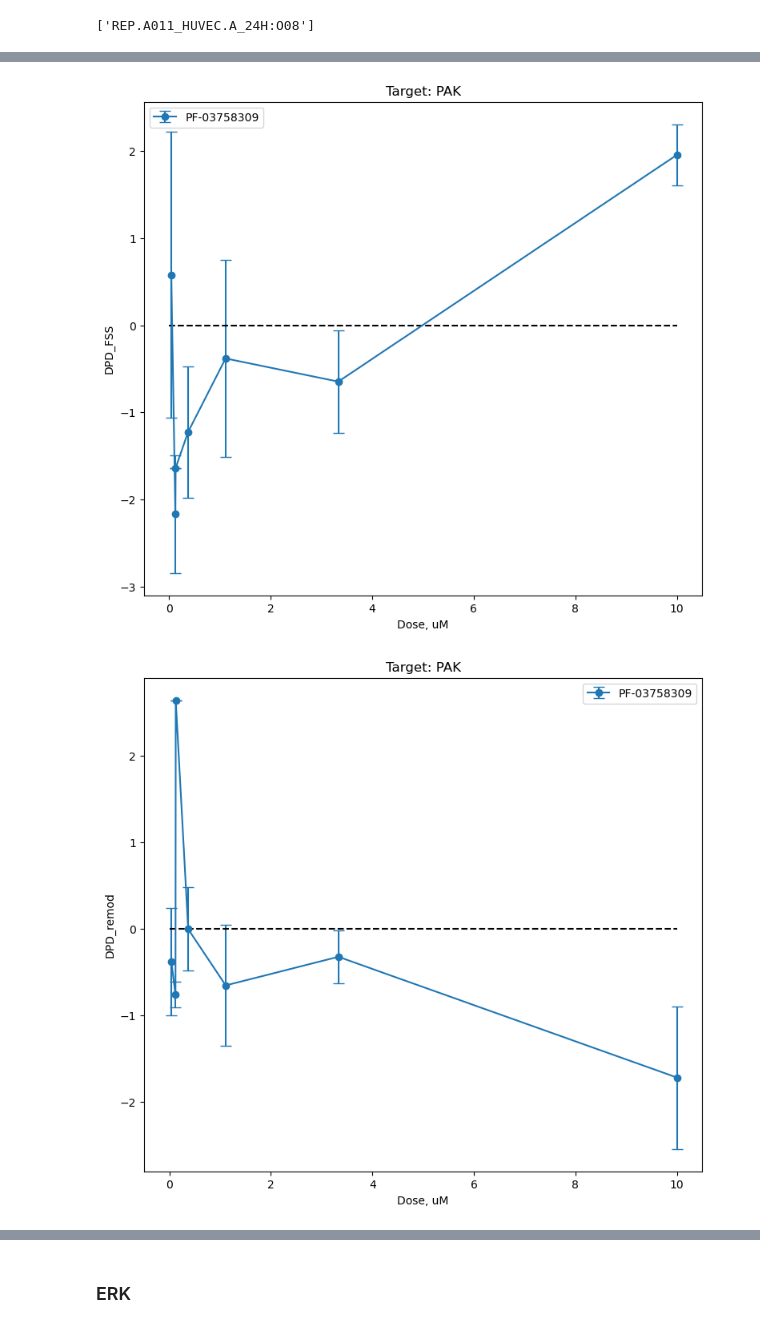
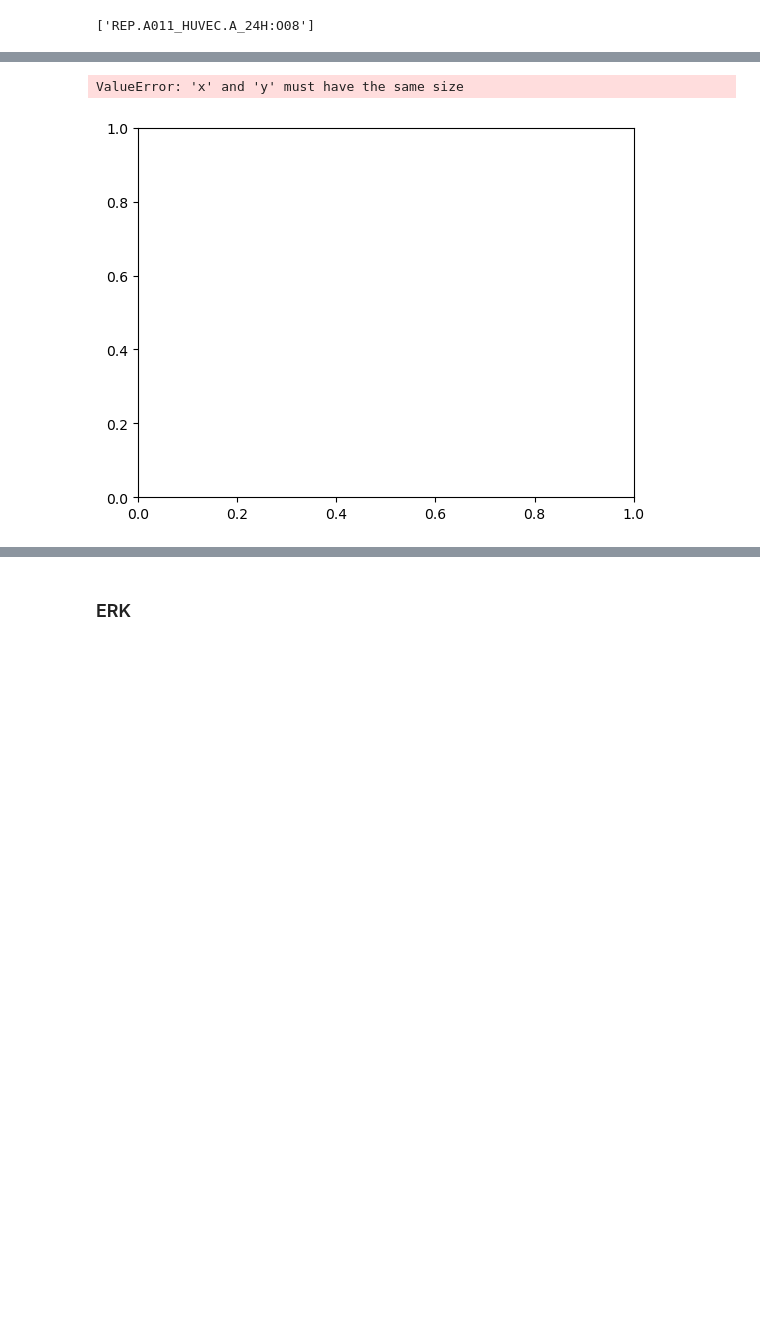
Before and after one commit to jingsday/blca_publication, a Jupyter notebook: blca_publication_Scripts/blca_Scripts_dpds/00_DPD_plots_2020_BLCA_BC3C.ipynb, the cells around one changed output, grey strips where cells are left out. Drawn from its saved outputs; the diff is of its cells as text; code cells hidden in the pictures; blank space fills up the shorter version.

```diff
--- a/blca_publication_Scripts/blca_Scripts_dpds/00_DPD_plots_2020_BLCA_BC3C.ipynb
+++ b/blca_publication_Scripts/blca_Scripts_dpds/00_DPD_plots_2020_BLCA_BC3C.ipynb
@@ -112,7 +107,7 @@ display(modules)
 ## STV (State Transition Vectors)
 # %%
 #data_file = "ALL_DATA_" + data_year + "_" + task + ".xlsx"
-STVs = pd.read_excel("/Users/lidiayung/project/resource/perturbations/ALL_DATA_2020_Jing.xlsx", sheet_name = "STVs", index_col = 0)
+STVs = pd.read_excel('/home/jing/Phd_project/project_UCD_blca/blca_publication/blca_publication_Scripts/ALL_DATA_2020_Jing.xlsx', sheet_name = "STV", index_col = 0)
 display(STVs)
 
 states = STVs.columns.to_list()
@@ -380,12 +349,0 @@ drugs for target AURKA: 2 ['JNJ-7706621', 'tozasertib']
-# %%
-
-targets = ['AURKA']
-doses = []
-
-for drug in drugs:
-    targets.append(", ".join(sorted(list(set(sig_info_cell_df.loc[sig_info_cell_df.pert_drug == drug].targets)))))
-    doses.append(", ".join(sorted(list(set(sig_info_cell_df.loc[sig_info_cell_df.pert_drug == drug].dose)))))
-
-target_drugs_df = pd.DataFrame(list(zip(targets, doses)), index = drugs, columns = ["targets","doses"])
-
-display(target_drugs_df)
@@ -396,5 +350,5 @@ display(target_drugs_df)
 # %%
-target_name = "AURKA"
+target_name = "CDK1_CDK2"
 target_drugs = drugs
 
 for DPD_val in states:
@@ -434,5 +421,5 @@ print(labels)
 # %%
-target = "PAK"
+target = "PIK3"
 drugs = sorted(list(set(sig_info_cell_df.loc[sig_info_cell_df.targets.str.contains(target)].pert_drug)))
 
 print("drugs for target " + target + ":" , len(drugs), drugs)
@@ -457,28 +449,29 @@ display(target_drugs_df)
 # %%
-target_name = "PAK"
+target_name = "PI3K"
 target_drugs = drugs_list
+# deleted idelalisib, quercetin because other targets = PIK3CD, PIK3CG (delta, gamma, we use only alpha)
 
-for DPD_val in states:
-    plt.figure(figsize = (9,8))
-    for drug in target_drugs:
-        doses = sorted(list(set(sig_info_cell_df.loc[sig_info_cell_df.pert_drug == drug].dose_float)))
-        DPDs = []
-        DPD_errs = []
-        for dose in doses:
-            labels = sig_info_cell_df.loc[(sig_info_cell_df.pert_drug == drug) & (sig_info_cell_df.dose_float == dose)].index
-            DPDs.append(statistics.mean(DPD_df.loc[labels, DPD_val]))
-            if (len(labels) > 1):
-                DPD_errs.append(scipy.stats.sem(DPD_df.loc[labels, DPD_val]))
-            else:
-                DPD_errs.append(0)
-        plt.errorbar(doses, DPDs, yerr = DPD_errs, fmt = "o-", label = drug, capsize = 5)
-    plt.legend()
-    plt.plot([0,10], [0,0], "--", color = "black")
-    plt.xlabel("Dose, uM")
-    plt.ylabel("DPD_" + DPD_val)
-    plt.title("Target: " + target_name)
-    plt.savefig(os.path.join(out_dir, target_name + "_DPD_" + DPD_val + ".png"), dpi = 300)
-    plt.show()
+
+
+for drug in target_drugs:
+    doses = sorted(list(set(sig_info_cell_df.loc[sig_info_cell_df.pert_drug == drug].dose_float)))
+    DPDs = []
+    DPD_errs = []
+    for dose in doses:
+        labels = sig_info_cell_df.loc[(sig_info_cell_df.pert_drug == drug) & (sig_info_cell_df.dose_float == dose)].index
+        DPDs.append(statistics.mean(DPD_df.loc[labels, DPD_val]))
+        if (len(labels) > 1):
+            DPD_errs.append(scipy.stats.sem(DPD_df.loc[labels, DPD_val]))
+        else:
+            DPD_errs.append(0)
+            plt.errorbar(doses, DPDs, yerr = DPD_errs, fmt = "o-", label = drug, capsize = 5)
+plt.legend()
+plt.plot([0,10], [0,0], "--", color = "black")
+plt.xlabel("Dose, uM")
+plt.ylabel("DPD_" + DPD_val)
+plt.title("Target: " + target_name)
+#plt.savefig(os.path.join(out_dir, target_name + "_DPD_" + DPD_val + ".png"), dpi = 300)
+plt.show()
 # %% [output]
+ValueError: 'x' and 'y' must have the same size
-[figure, old version]
+[figure, new version]
-[figure, removed]
```
Also changed, not shown: parts of 52 cells of this notebook, 2 other files.
